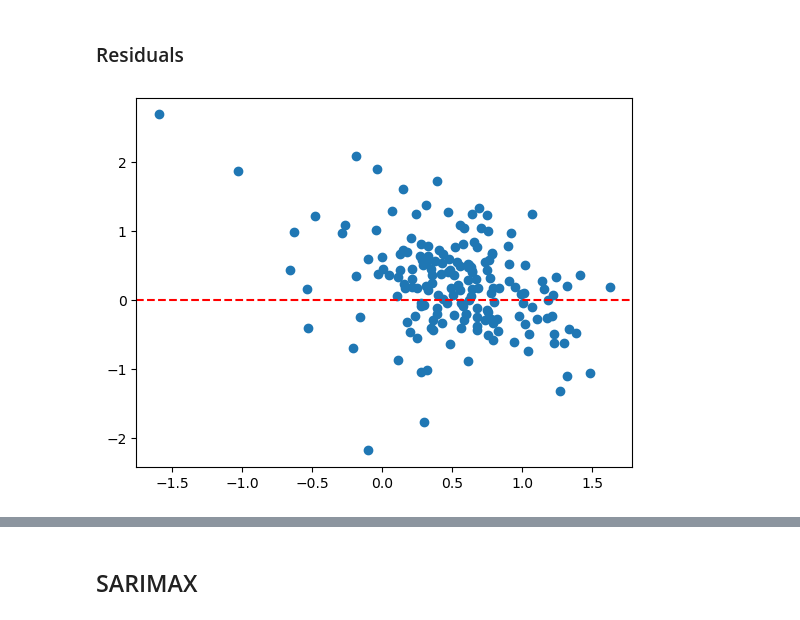
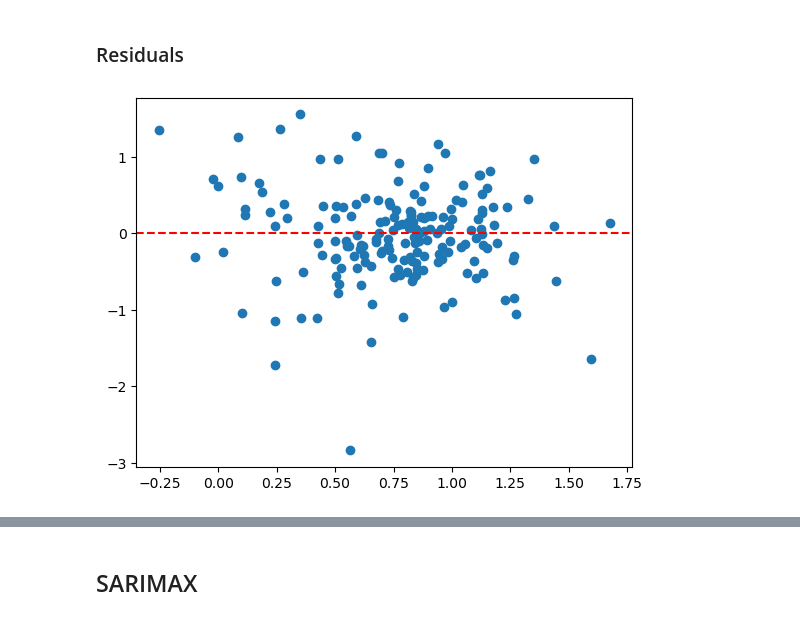
Before and after one commit to felipponn/time-series, a Jupyter notebook: sarima.ipynb, the cells around one changed output, grey strips where cells are left out. Cells and saved outputs as stored; diff of their text form; code cells hidden in the pictures.

```diff
--- a/sarima.ipynb
+++ b/sarima.ipynb
@@ -64,0 +82,8 @@ CONVERGENCE: NORM_OF_PROJECTED_GRADIENT_<=_PGTOL
+# %%
+model = ARIMA(data, order=(3,1,2))
+results = model.fit()
+
+
+print(results.summary())
+results.plot_diagnostics(figsize=(15, 10))
+plt.show()
@@ -65,10 +109,10 @@ CONVERGENCE: NORM_OF_PROJECTED_GRADIENT_<=_PGTOL
 # %% [markdown]
 ### Residuals
 # %%
-plt.scatter(model_fit.fittedvalues, model_fit.resid)
+plt.scatter(results.fittedvalues, results.resid)
 plt.axhline(0, color="red", linestyle="--")
 plt.show()
 # %% [output]
-[figure, old version]
+[figure, new version]
 # %%
 # Teste de Ljung-Box
```
Also changed, not shown: parts of 22 cells of this notebook.
